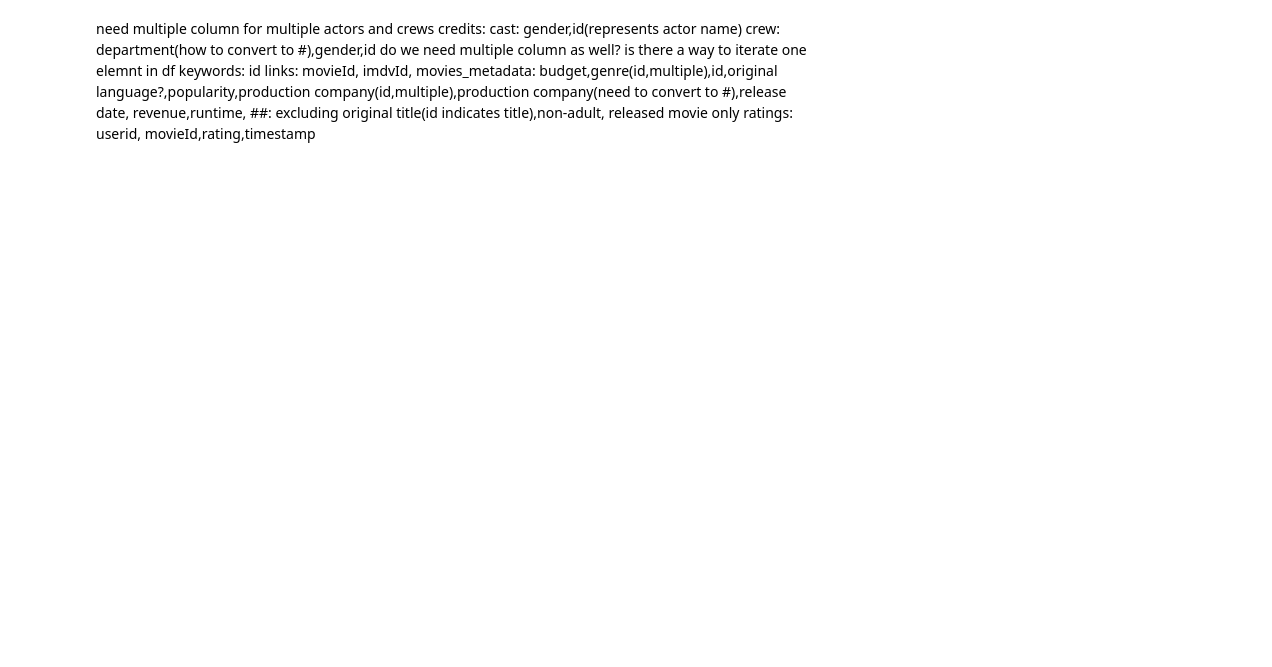
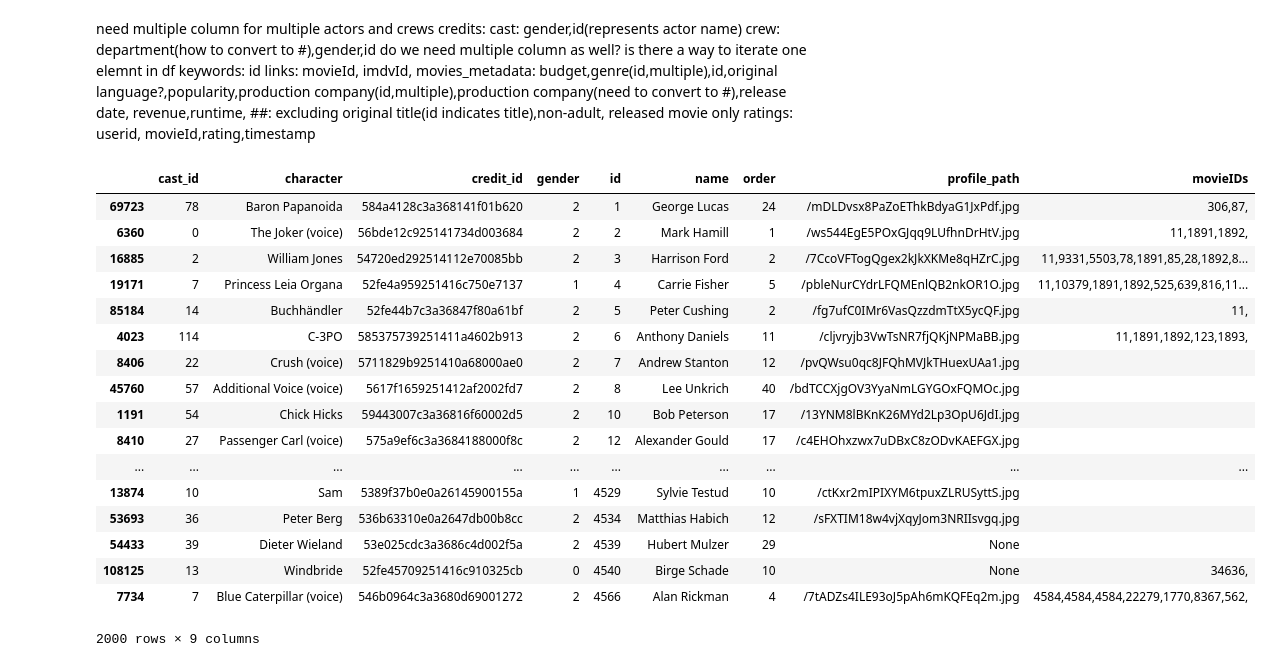
Before and after one commit to ianfawaz/CSCI4502-5502-DataMiningProject, a Jupyter notebook: Preprocessing.ipynb, the cells around one changed output. Saved outputs shown, nothing was run; the diff lists cells and outputs as text; code cells hidden in the pictures; blank space fills up the shorter version.

```diff
--- a/Preprocessing.ipynb
+++ b/Preprocessing.ipynb
@@ -98,9 +141,12 @@ from ast import literal_eval
 # python_dict[0]['character']
 
 python_dict = [];
-for i in range(200):
-    tempdic = literal_eval(actors['cast'][i])
+for i in range(len(cleanmeta)):
+    tempdic = literal_eval(cleanmeta['cast'][i])
     python_dict = tempdic +python_dict
 actordict = pd.DataFrame(python_dict)
-print(actordict)
+
+actordict.drop_duplicates(subset='id',inplace=True)
+actordict.sort_values(by='id', inplace=True)
+actordict.head(5000)
 # %% [output]
@@ -115,3 +178,32 @@ links: movieId, imdvId,
 movies_metadata: budget,genre(id,multiple),id,original language?,popularity,production company(id,multiple),production company(need to convert to #),release date, revenue,runtime,
 ##: excluding original title(id indicates title),non-adult, released movie only
 ratings: userid, movieId,rating,timestamp
+# %%
+from pandas import Series
+actordict['movieIDs'] = Series('', index=actordict.index)
+# %%
+for i in range(1000):
+    castlist = (literal_eval(cleanmeta['cast'][i]))
+    for cast in castlist:
+        actordict.loc[actordict['id'] == cast['id'], 'movieIDs'] = actordict.loc[actordict['id'] == cast['id'], 'movieIDs'] + str(cleanmeta['id'][i])+','
+# %%
+actordict.head(2000)
+# %% [output]
+|  | cast_id | character | credit_id | gender | id | name | order | profile_path | movieIDs |
+| 69723 | 78 | Baron Papanoida | 584a4128c3a368141f01b620 | 2 | 1 | George Lucas | 24 | /mDLDvsx8PaZoEThkBdyaG1JxPdf.jpg | 306,87, |
+| 6360 | 0 | The Joker (voice) | 56bde12c925141734d003684 | 2 | 2 | Mark Hamill | 1 | /ws544EgE5POxGJqq9LUfhnDrHtV.jpg | 11,1891,1892, |
+| 16885 | 2 | William Jones | 54720ed292514112e70085bb | 2 | 3 | Harrison Ford | 2 | /7CcoVFTogQgex2kJkXKMe8qHZrC.jpg | 11,9331,5503,78,1891,85,28,1892,8... |
+| 19171 | 7 | Princess Leia Organa | 52fe4a959251416c750e7137 | 1 | 4 | Carrie Fisher | 5 | /pbleNurCYdrLFQMEnlQB2nkOR1O.jpg | 11,10379,1891,1892,525,639,816,11... |
+| 85184 | 14 | Buchhändler | 52fe44b7c3a36847f80a61bf | 2 | 5 | Peter Cushing | 2 | /fg7ufC0IMr6VasQzzdmTtX5ycQF.jpg | 11, |
+| 4023 | 114 | C-3PO | 585375739251411a4602b913 | 2 | 6 | Anthony Daniels | 11 | /cljvryjb3VwTsNR7fjQKjNPMaBB.jpg | 11,1891,1892,123,1893, |
+| 8406 | 22 | Crush (voice) | 5711829b9251410a68000ae0 | 2 | 7 | Andrew Stanton | 12 | /pvQWsu0qc8JFQhMVJkTHuexUAa1.jpg |  |
+| 45760 | 57 | Additional Voice (voice) | 5617f1659251412af2002fd7 | 2 | 8 | Lee Unkrich | 40 | /bdTCCXjgOV3YyaNmLGYGOxFQMOc.jpg |  |
+| 1191 | 54 | Chick Hicks | 59443007c3a36816f60002d5 | 2 | 10 | Bob Peterson | 17 | /13YNM8lBKnK26MYd2Lp3OpU6JdI.jpg |  |
+| 8410 | 27 | Passenger Carl (voice) | 575a9ef6c3a3684188000f8c | 2 | 12 | Alexander Gould | 17 | /c4EHOhxzwx7uDBxC8zODvKAEFGX.jpg |  |
+| ... | ... | ... | ... | ... | ... | ... | ... | ... | ... |
+| 13874 | 10 | Sam | 5389f37b0e0a26145900155a | 1 | 4529 | Sylvie Testud | 10 | /ctKxr2mIPIXYM6tpuxZLRUSyttS.jpg |  |
+| 53693 | 36 | Peter Berg | 536b63310e0a2647db00b8cc | 2 | 4534 | Matthias Habich | 12 | /sFXTIM18w4vjXqyJom3NRIIsvgq.jpg |  |
+| 54433 | 39 | Dieter Wieland | 53e025cdc3a3686c4d002f5a | 2 | 4539 | Hubert Mulzer | 29 | None |  |
+| 108125 | 13 | Windbride | 52fe45709251416c910325cb | 0 | 4540 | Birge Schade | 10 | None | 34636, |
+| 7734 | 7 | Blue Caterpillar (voice) | 546b0964c3a3680d69001272 | 2 | 4566 | Alan Rickman | 4 | /7tADZs4ILE93oJ5pAh6mKQFEq2m.jpg | 4584,4584,4584,22279,1770,8367,562, |
+2000 rows × 9 columns
```
Also changed, not shown: parts of 5 cells of this notebook.
